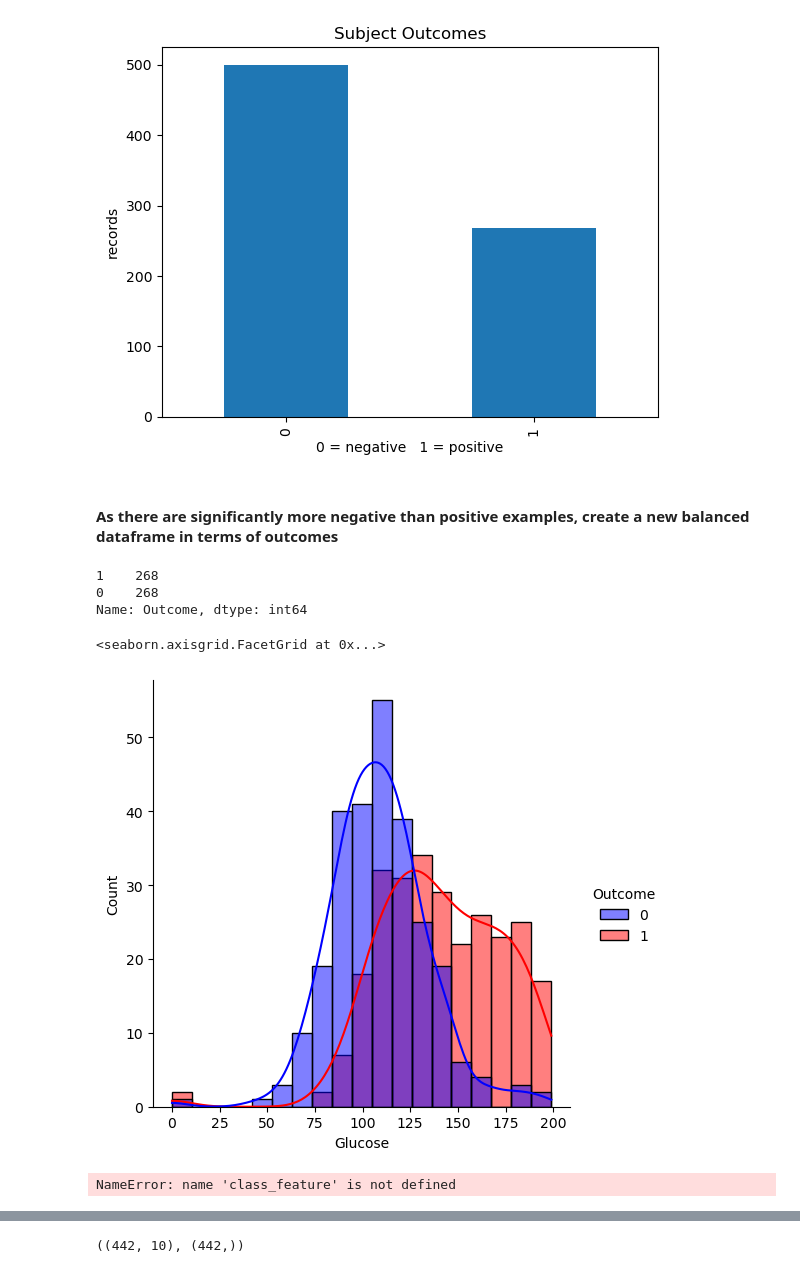
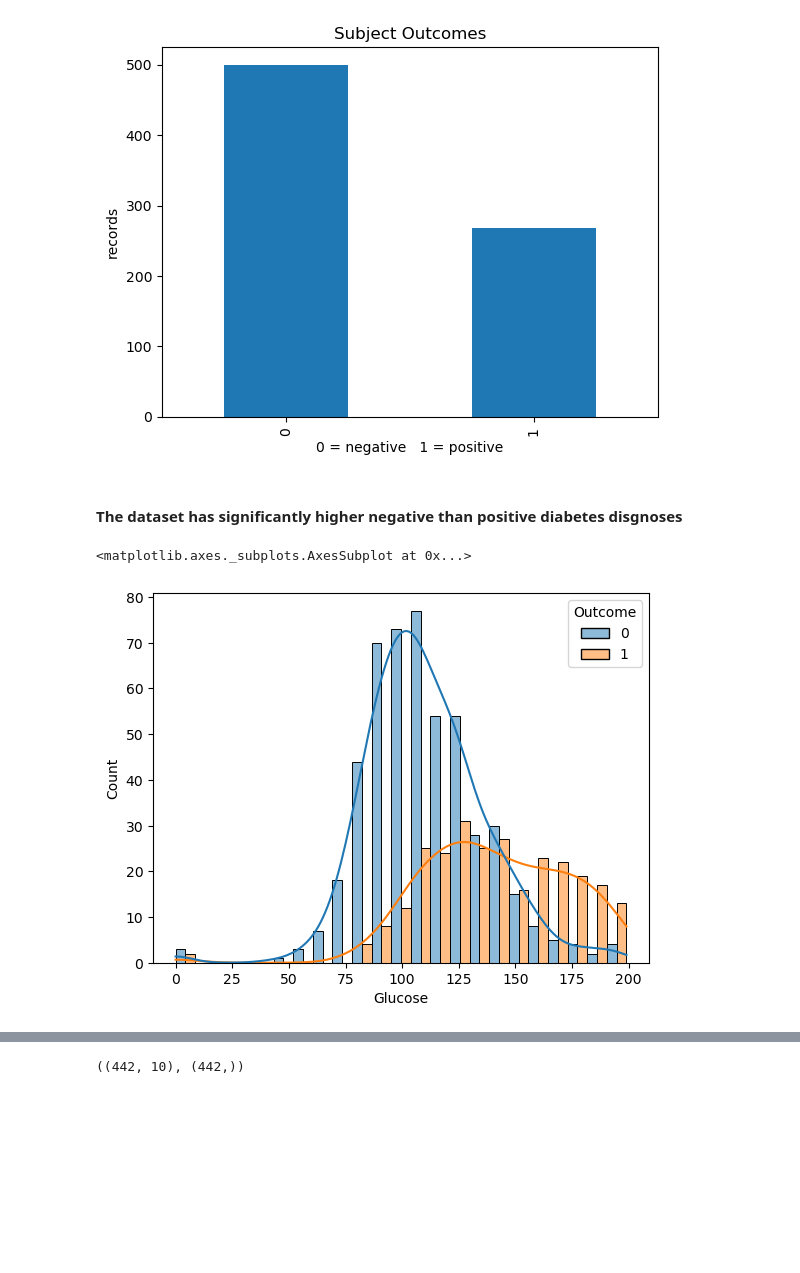
Before and after one commit to TechTunist/DS_diabetes_notebook, a Jupyter notebook: midterm - diabeties - Copy.ipynb, the cells around one changed output, grey strips where cells are left out. Saved outputs shown, nothing was run; the diff lists cells and outputs as text; code cells hidden in the pictures; blank space fills up the shorter version.

Commit message:
further exploration of dataset and visualisation

```diff
--- a/midterm - diabeties - Copy.ipynb
+++ b/midterm - diabeties - Copy.ipynb
@@ -165,31 +165,12 @@ counts
 1    268
 Name: Outcome, dtype: int64
 [figure]
-# %% [markdown]
-#### As there are significantly more negative than positive examples, create a new balanced dataframe in terms of outcomes
-# %%
-# separate the 2 outcomes into their own dataframes
-df_0 = df[df['Outcome'] == 0]
-df_1 = df[df['Outcome'] == 1]
-
-# create a sample of negative outcomes equal in size to the positive
-df_0_sample = df_0.sample(268, replace=False)
-
-# concatenate the equal sized databases to recreate the original dataframe with equal outcomes
-df_balanced = pd.concat([df_1, df_0_sample])
-
-# check value counts now equal
-df_balanced['Outcome'].value_counts()
-# %% [output]
-1    268
-0    268
-Name: Outcome, dtype: int64
+# %% [markdown]
+#### The dataset has significantly higher negative than positive diabetes disgnoses
 # %%
-sns.displot(data = df_balanced, kde=True, x=df_balanced['Glucose'], hue='Outcome', palette = {0: 'blue', 1: 'red'})
+# sns.displot(data = df_balanced, kde=True, x=df_balanced['Glucose'], hue='Outcome', palette = {0: 'blue', 1: 'red'})
-# %% [output]
-<seaborn.axisgrid.FacetGrid at 0x...>
-[figure, removed]
 # %%
-sns.histplot(data = df_balanced, x = df['Glucose'], hue = df[class_feature], multiple  = 'dodge', palette=palette)
+sns.histplot(data = df_balanced, x=df['Glucose'], hue=df['Outcome'], multiple ='dodge', kde=True)
 # %% [output]
-NameError: name 'class_feature' is not defined
+<matplotlib.axes._subplots.AxesSubplot at 0x...>
+[figure, added]
```
Also changed, not shown: parts of 8 cells of this notebook.
